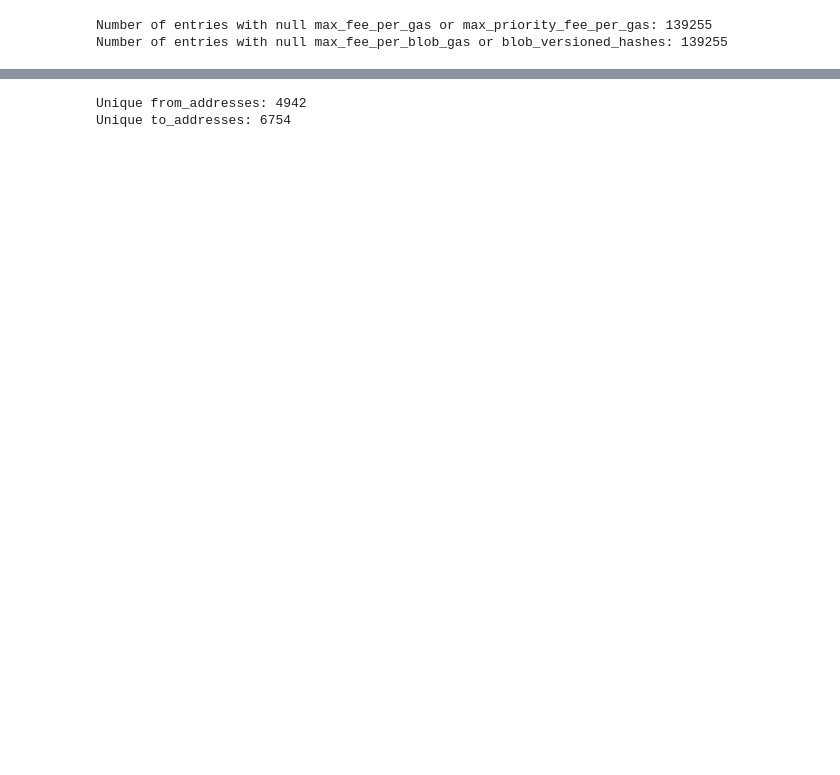
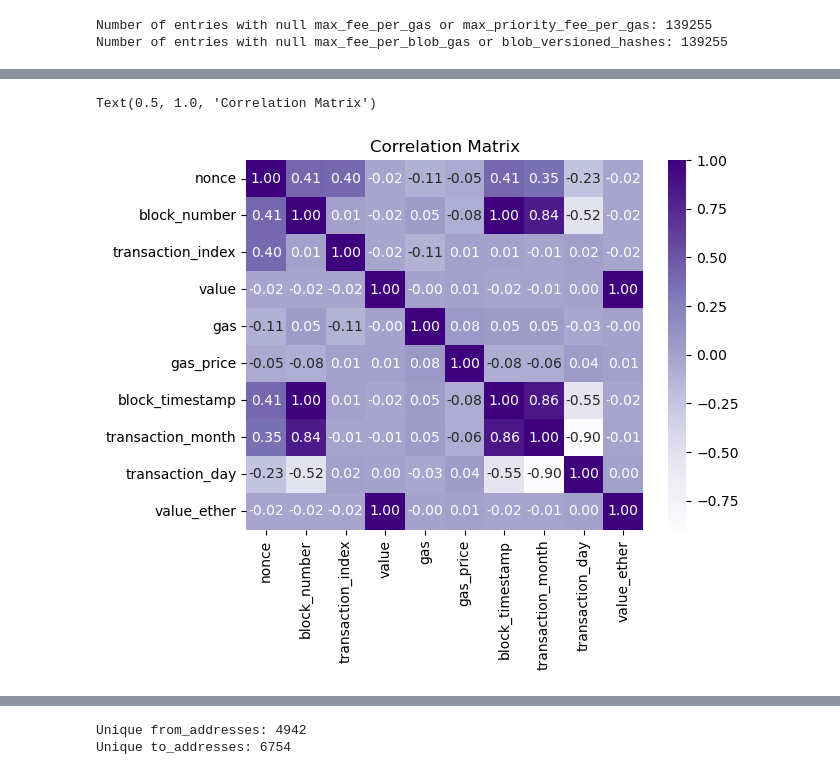
Before and after one commit to DataBuffs/detecting-ethereum-fraud, a Jupyter notebook: main.ipynb, the cells around one changed output, grey strips where cells are left out. Saved outputs shown, nothing was run; the diff lists cells and outputs as text; code cells hidden in the pictures; blank space fills up the shorter version.

```diff
--- a/main.ipynb
+++ b/main.ipynb
@@ -251,0 +275,10 @@ Name: count, dtype: int64
+# %%
+# Exploring feature correlations
+columns_to_exclude = ['transaction_year', 'transaction_type']
+corr_matrix = df.drop(columns=columns_to_exclude).corr()
+
+sns.heatmap(corr_matrix, cmap='Purples', annot=True, fmt=".2f")
+plt.title("Correlation Matrix")
+# %% [output]
+Text(0.5, 1.0, 'Correlation Matrix')
+[figure, added]
```
Also changed, not shown: parts of 12 cells of this notebook.
